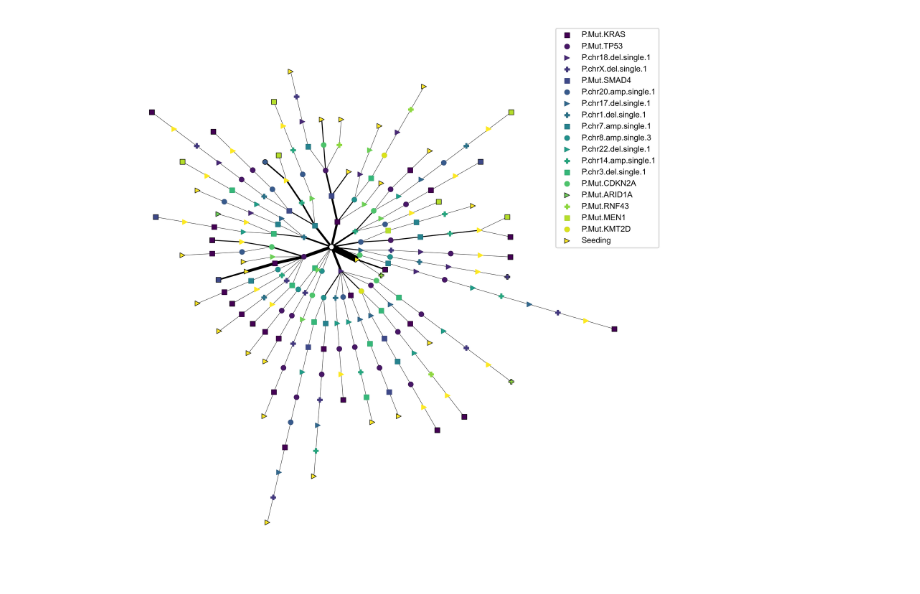
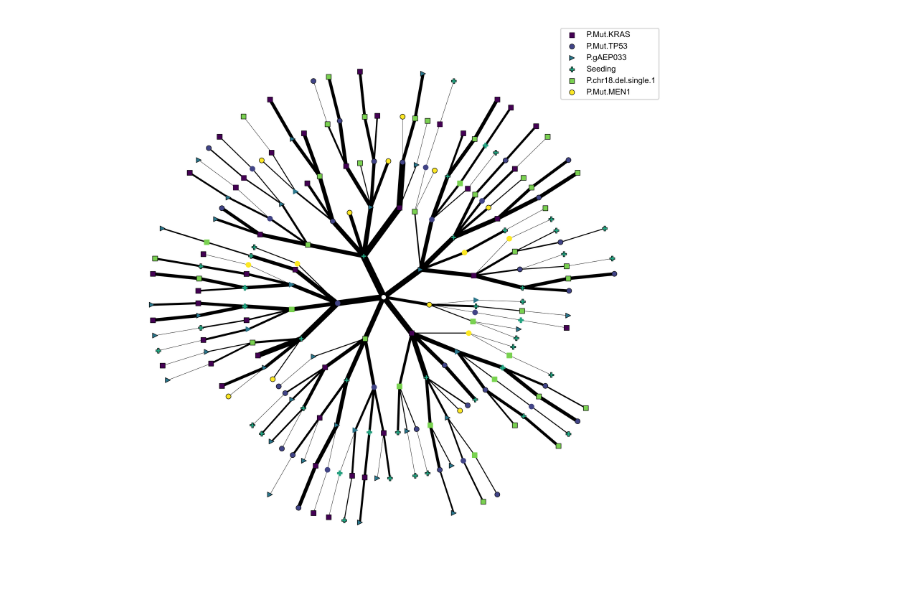
Before and after one commit to cbg-ethz/metMHN, a Jupyter notebook: results/metMHN.ipynb, the cells around one changed output. Saved outputs shown, nothing was run; the diff lists cells and outputs as text; code cells hidden in the pictures.

Commit message:
added paad vs panet

```diff
--- a/results/metMHN.ipynb
+++ b/results/metMHN.ipynb
@@ -9,12 +9,12 @@ import networkx as nx
 import pandas as pd
 from src import model
 
-events = pd.read_csv("../data/G12_PAADPANET_PM_z10_Events.csv", index_col=0)
+events = pd.read_csv("../data/G12_PAADPANET_PM_z10_Events_30and5_Full.csv", index_col=0)
 events = events.drop(index=["GENIE-MSK-P-0032535",
                      "GENIE-MSK-P-0040152", "GENIE-MSK-P-0058157"])
-log_theta = pd.read_csv("../results/prad_0.05.csv", index_col=0)
-tau1, tau2 = log_theta["lams"][:2]
-log_theta.drop(columns="lams", inplace=True)
+log_theta = pd.read_csv("../data/paad_panet_muts_30_5_08_008.csv", index_col=0)
+tau1, tau2 = log_theta["Sampling"][:2]
+log_theta.drop(columns="Sampling", inplace=True)
 metMHN = model.MetMHN(log_theta=np.array(log_theta),
                       tau1=tau1, tau2=tau2, events=log_theta.columns)
 met_info = pd.read_table("../data/sampleSelection.txt").set_index("patientID")
@@ -27,7 +27,7 @@ events["Seeding"] = (events["metaStatus"] != "absent").astype(int)
 mets = events[events["metaStatus"].isin(["isMetastasis", "isPaired"])].drop(
     columns=[c for c in events.columns if c.startswith("P.") or c in ["paired", "metaStatus"]]).astype(int)
 pts = events[events["metaStatus"] != "isMetastasis"].drop(
-    columns=[c for c in events.columns if c.startswith("P.") or c in ["paired", "metaStatus"]]).astype(int)
+    columns=[c for c in events.columns if c.startswith("M.") or c in ["paired", "metaStatus"]]).astype(int)
 # %%
 pt_orders = [tuple(metMHN.likeliest_order(row, met=False)[1])
              for _, row in pts.iterrows()]
@@ -53,7 +53,7 @@ def lighten_color(color, amount=0.5):
     c = colorsys.rgb_to_hls(*mc.to_rgb(c))
     return colorsys.hls_to_rgb(c[0], 1 - amount * (1 - c[1]), c[2])
 # %%
-my_orders = pt_orders #+ met_orders
+my_orders =  pt_orders + met_orders
 f, axis = plt.subplots()
 legend_alias = {i: e for i, e in enumerate(metMHN.events)}
 markers = ["s", "o", ">", "P"]
@@ -68,8 +68,8 @@ colors = None
 importance = np.abs(metMHN.log_theta - np.diag(np.diag(metMHN.log_theta)))
 importance = importance.sum(axis=0) + importance.sum(axis=1)
 filtered_events = np.arange(metMHN.log_theta.shape[0])[
-    # np.argsort(importance)[:14:-1]]
-    np.argsort(importance)]
+    np.argsort(importance)[:29:-1]]
+    # np.argsort(importance)]
 my_orders = [tuple(event for event in o if event in filtered_events)
              for o in my_orders]
 my_orders = [o for o in my_orders if not o == ()]
@@ -114,31 +114,31 @@ nx.draw_networkx_edges(g, pos,
 
 for obs in g.graph["observations"]:
     nx.draw_networkx_nodes(g, pos, nodelist=node_dict[obs],
                            node_size=node_size,
                            label=legend_alias.get(
         obs, str(obs)[:min(20, len(str(obs)))]),
         node_shape=markers[obs],
         node_color=[colors[obs]],
         edgecolors=["black" if g.nodes[n].get("terminal") else
                     # "silver"
                     lighten_color(colors[obs], 1.1)
                     for n in node_dict[obs]]
         if not always_contour else "black",
         linewidths=contour_width,
         ax=axis)
 if root == ():
     nx.draw_networkx_nodes(
         g,
         pos,
         nodelist=[()],
         node_size=node_size,
         node_color="white", edgecolors="black", linewidths=contour_width, ax=axis)
 axis.axis("off")
 
 axis.legend(prop=legend_kws)
 
 axis.axis("off")
 f.set_dpi(500)
 f.set_size_inches(10, 10)
 # %% [output]
-[figure, old version]
+[figure, new version]
```
Also changed, not shown: parts of 5 cells of this notebook, 8 other files.
